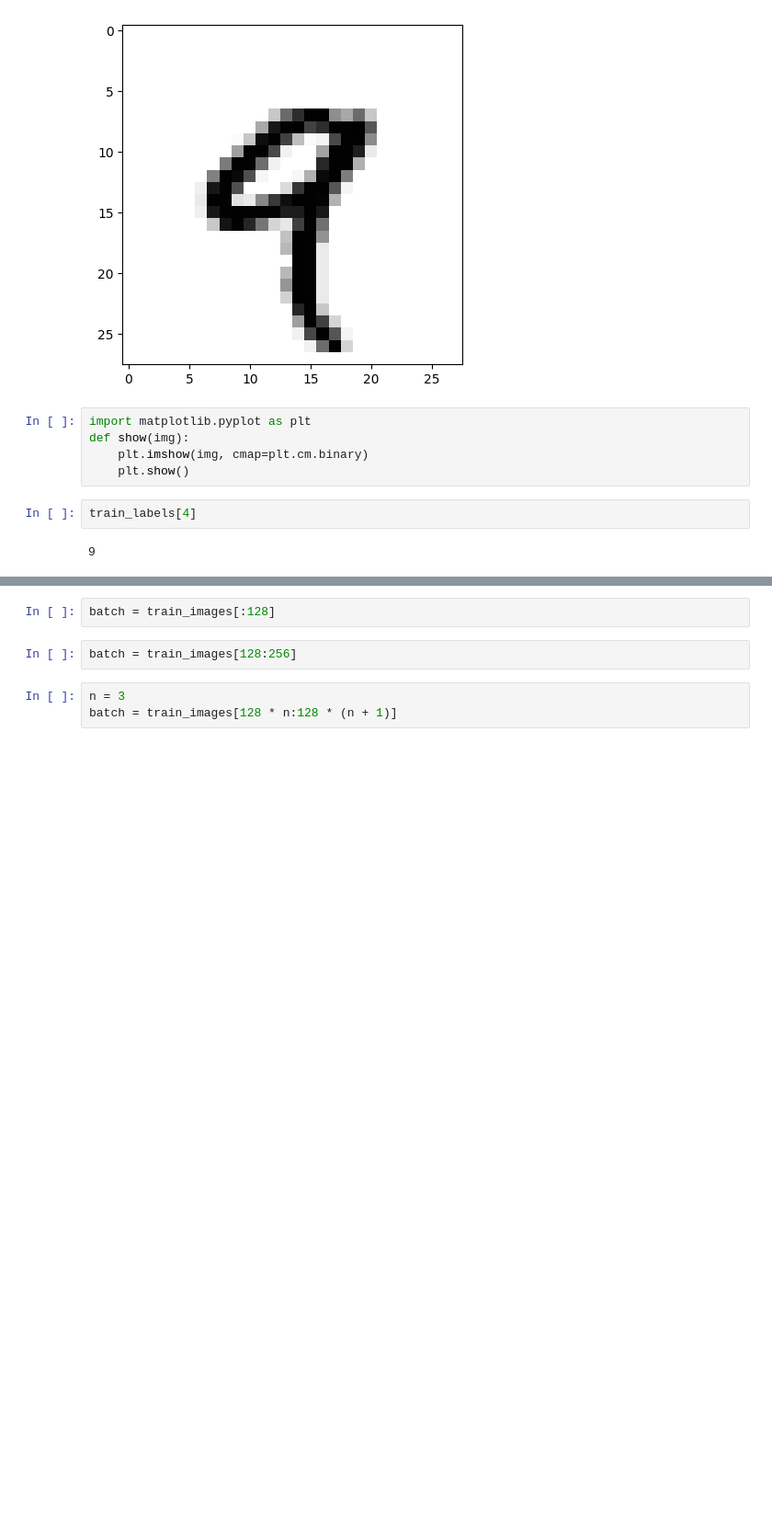
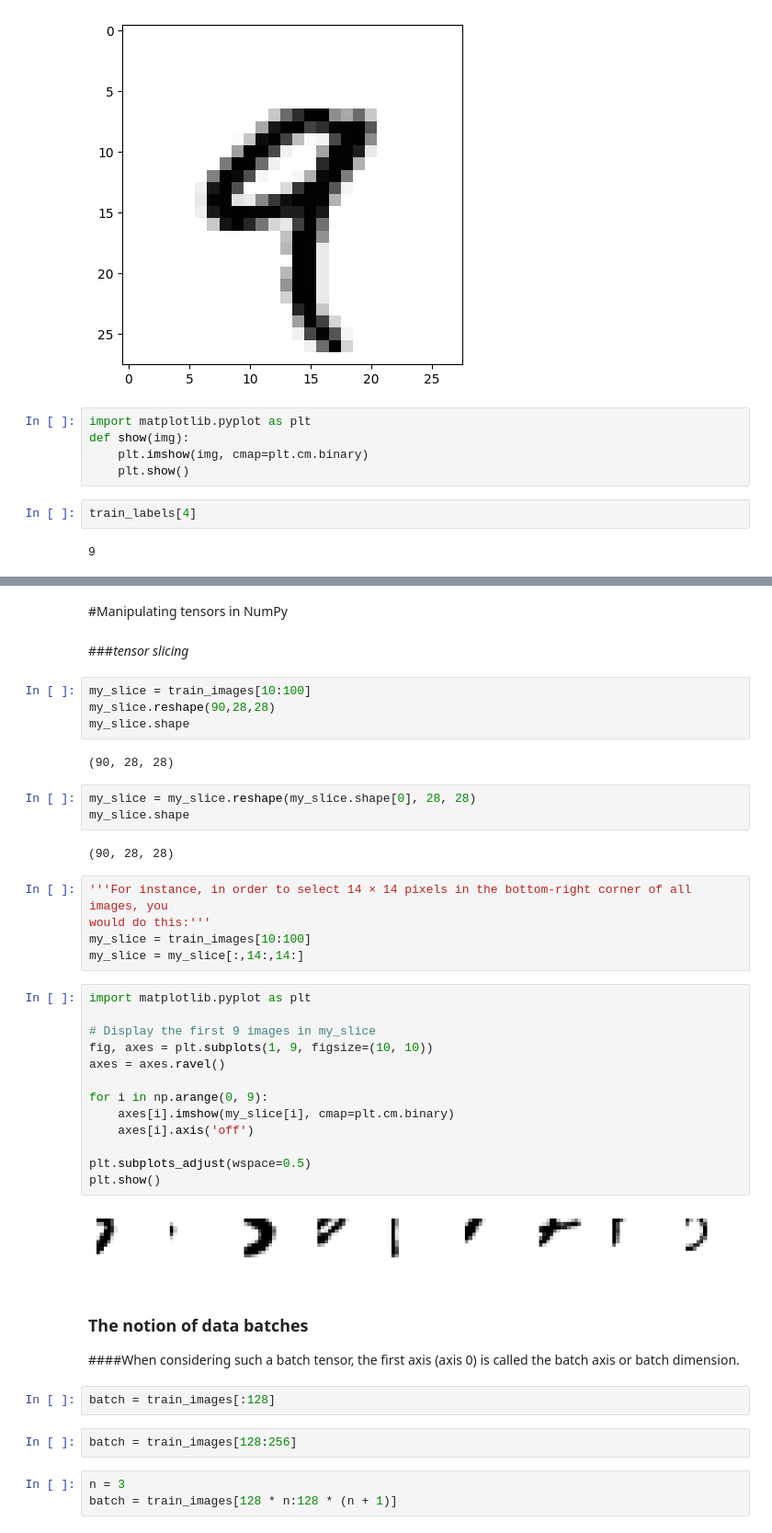
Before and after one commit to Nazneen-akram/NED-Data-Science-Artificial-Intelligence, a Jupyter notebook: chapter02_mathematical_building_blocks.ipynb, the cells around one changed output, grey strips where cells are left out. Shown at 92% size. Cells and saved outputs as stored; diff of their text form; blank space fills up the shorter version.

```diff
--- a/chapter02_mathematical_building_blocks.ipynb
+++ b/chapter02_mathematical_building_blocks.ipynb
@@ -264,3 +277,41 @@ train_labels[4]
+# %% [markdown]
+#Manipulating tensors in NumPy
+# %% [markdown]
+###*tensor slicing*
+# %%
+my_slice = train_images[10:100]
+my_slice.reshape(90,28,28)
+my_slice.shape
+# %% [output]
+(90, 28, 28)
+# %%
+my_slice = my_slice.reshape(my_slice.shape[0], 28, 28)
+my_slice.shape
+# %% [output]
+(90, 28, 28)
+# %%
+'''For instance, in order to select 14 × 14 pixels in the bottom-right corner of all images, you
+would do this:'''
+my_slice = train_images[10:100]
+my_slice = my_slice[:,14:,14:]
+# %%
+import matplotlib.pyplot as plt
+
+# Display the first 9 images in my_slice
+fig, axes = plt.subplots(1, 9, figsize=(10, 10))
+axes = axes.ravel()
+
+for i in np.arange(0, 9):
+    axes[i].imshow(my_slice[i], cmap=plt.cm.binary)
+    axes[i].axis('off')
+
+plt.subplots_adjust(wspace=0.5)
+plt.show()
+# %% [output]
+[figure, added]
+# %% [markdown]
+### The notion of data batches
+####When considering such a batch tensor, the first axis (axis 0) is called the batch axis or batch dimension.
 # %%
 batch = train_images[:128]
 # %%
```
Also changed, not shown: parts of 20 cells of this notebook.
